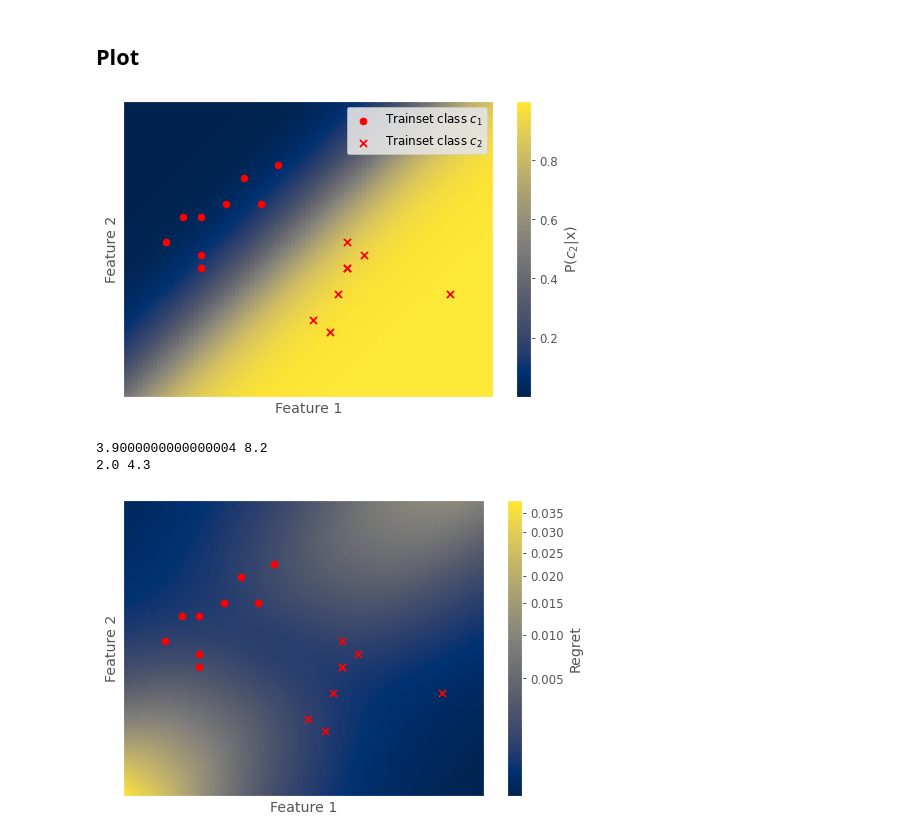
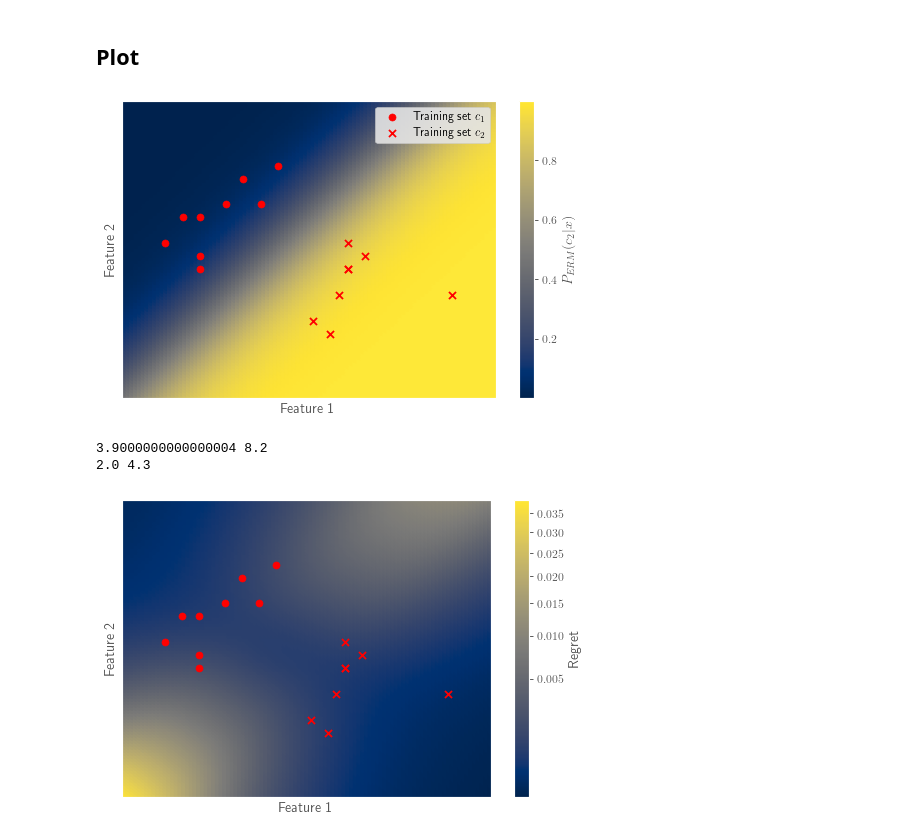
Before and after one commit to kobybibas/pnml_ood_detection, a Jupyter notebook: notebooks/one_layer_nn.ipynb, the cells around one changed output. Saved outputs shown, nothing was run; the diff lists cells and outputs as text; code cells hidden in the pictures.

```diff
--- a/notebooks/one_layer_nn.ipynb
+++ b/notebooks/one_layer_nn.ipynb
@@ -19,6 +19,7 @@ mpl.rcParams["axes.grid"] = True
 mpl.rcParams["legend.frameon"] = True
 mpl.rcParams["figure.dpi"] = 85
 mpl.rcParams["axes.labelsize"] = "large"
+mpl.rcParams["text.usetex"] = True
 # plt.rcParams["ytick.major.size"] = 5.0
 # plt.rcParams["ytick.minor.size"] = 3.0
 plt.rcParams["legend.framealpha"] = 0.9
@@ -97,7 +98,9 @@ y_train = y_train[::6]
 x1_min, x1_max = x_train[:, 0].min() - 0.5, x_train[:, 0].max() + 0.5
 x2_min, x2_max = x_train[:, 1].min() - 0.5, x_train[:, 1].max() + 0.5
 
-x_test = create_testset(np.linspace(x1_min, x1_max, 100), np.linspace(x2_min, x2_max, 100))
+x_test = create_testset(
+    np.linspace(x1_min, x1_max, 100), np.linspace(x2_min, x2_max, 100)
+)
 # %% [markdown]
 ## Fit
 # %%
@@ -153,35 +144,43 @@ regrets = np.asarray(regrets).squeeze()
 # %%
 neg_idx = np.where(y_train == 0)[0]
 pos_idx = np.where(y_train == 1)[0]
 
 # ERM prob
 fig, ax = plt.subplots(1, 1, figsize=figsize)
 im = ax.scatter(x_test[:, 0], x_test[:, 1], c=erm_probs[:, 1], cmap="cividis")
 ax.scatter(
-    x_train[neg_idx, 0], x_train[neg_idx, 1], marker="o", color="r", label=r"Trainset class $c_1$"
+    x_train[neg_idx, 0],
+    x_train[neg_idx, 1],
+    marker="o",
+    color="r",
+    label=r"Training set $c_1$",
 )
 ax.scatter(
-    x_train[pos_idx, 0], x_train[pos_idx, 1], marker="x", color="r", label=r"Trainset class $c_2$"
+    x_train[pos_idx, 0],
+    x_train[pos_idx, 1],
+    marker="x",
+    color="r",
+    label=r"Training set $c_2$",
 )
 ax.set_xlabel(r"Feature 1")
 ax.set_ylabel(r"Feature 2")
-fig.colorbar(im, label=r"P_{ERM}($c_2$|x)", ax=ax)
+fig.colorbar(im, label=r"$P_{ERM}(c_2|x)$", ax=ax)
 ax.legend(loc=1)
 plt.xlim(x1_min, x1_max)
 plt.ylim(x2_min, x2_max)
 ax.set_xticks([])
 ax.set_xticks([], minor=True)
 ax.set_yticks([])
 ax.set_yticks([], minor=True)
 
 plt.tight_layout()
 plt.savefig("../outputs/visualizations/syntetic_erm_prob.pdf")
 plt.show()
 
 print(x1_min, x1_max)
 print(x2_min, x2_max)
 # %% [output]
-[figure, old version]
+[figure, new version]
 3.9000000000000004 8.2
 2.0 4.3
 # %%
@@ -195,8 +194,12 @@ im = ax.scatter(
     norm=matplotlib.colors.PowerNorm(gamma=0.45),
 )
 
-ax.scatter(x_train[neg_idx, 0], x_train[neg_idx, 1], marker="o", color="r", label="Class 0")
-ax.scatter(x_train[pos_idx, 0], x_train[pos_idx, 1], marker="x", color="r", label="Class 1")
+ax.scatter(
+    x_train[neg_idx, 0], x_train[neg_idx, 1], marker="o", color="r", label="Class 0"
+)
+ax.scatter(
+    x_train[pos_idx, 0], x_train[pos_idx, 1], marker="x", color="r", label="Class 1"
+)
 ax.set_xlabel(r"Feature 1")
 ax.set_ylabel(r"Feature 2")
 fig.colorbar(im, label="Regret", ax=ax)
@@ -211,7 +214,7 @@ plt.tight_layout()
 plt.savefig("../outputs/visualizations/syntetic_regret.pdf")
 plt.show()
 # %% [output]
-[figure, old version]
+[figure, new version]
 # %%
 # Regret
 fig, ax = plt.subplots(1, 1, sharex=True, figsize=figsize)
```
Also changed, not shown: parts of 4 cells of this notebook, 27 other files.
